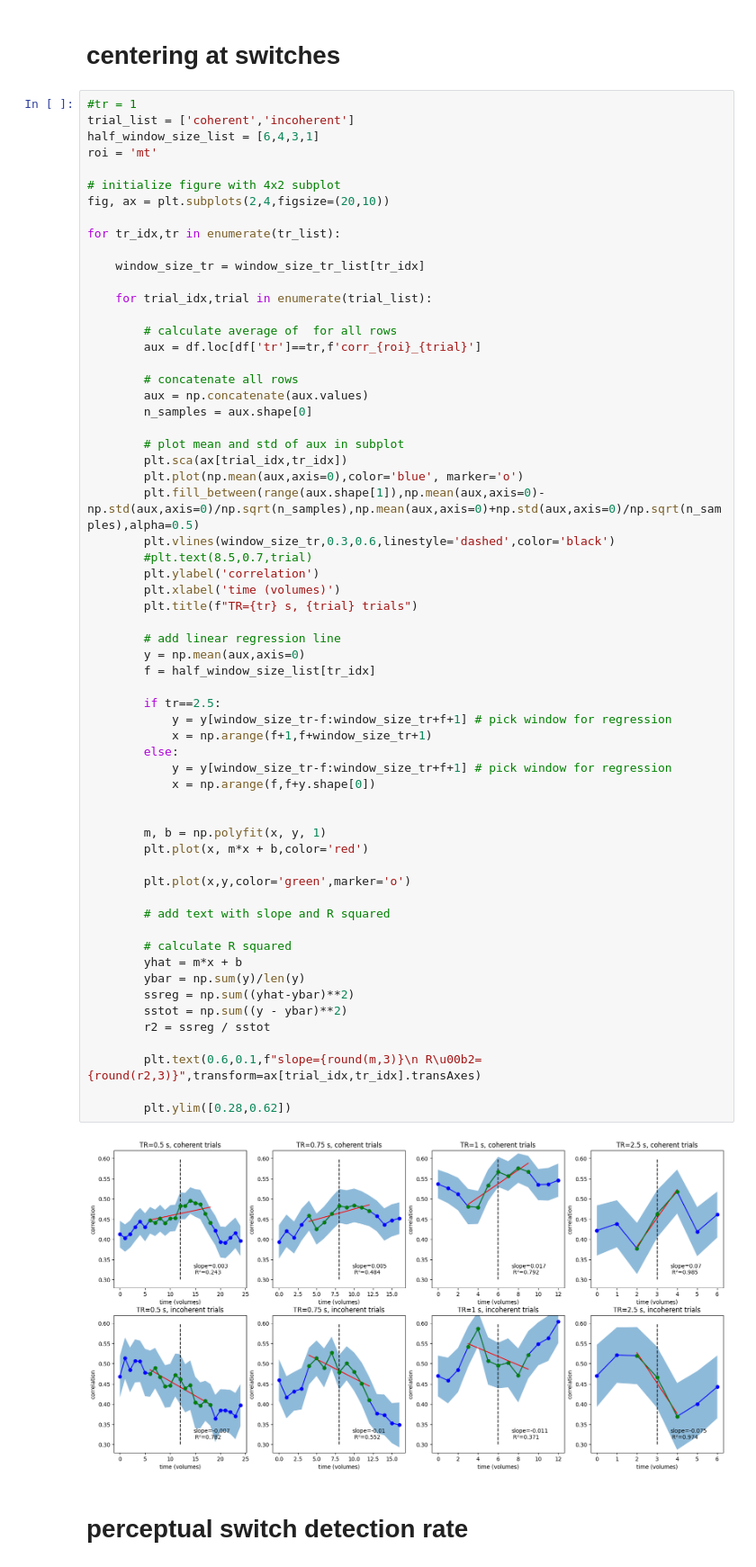
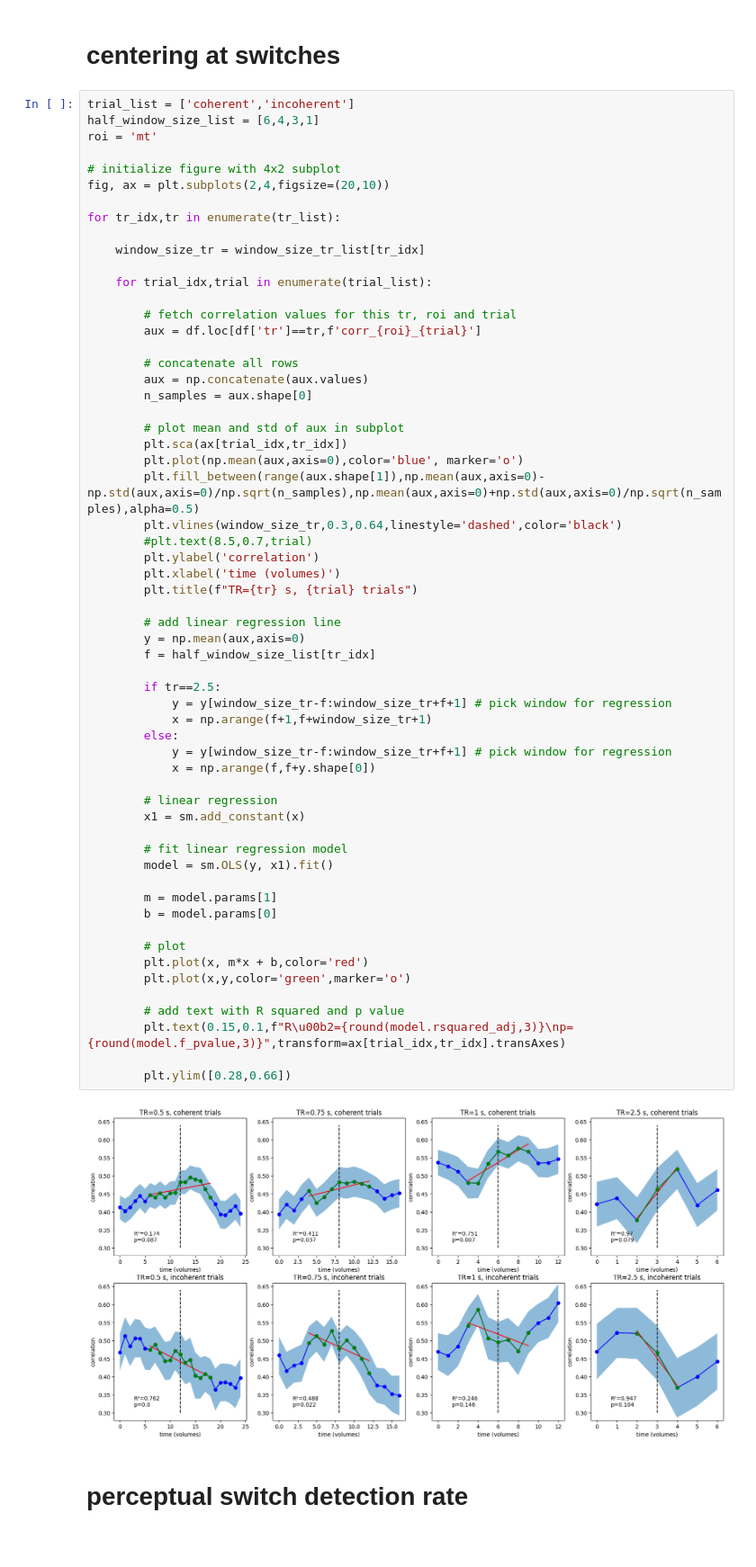
Before and after one commit to CIBIT-UC/vpmbtr, a Jupyter notebook: scripts/step-06_fc.ipynb, the cells around one changed output. Shown at 90% size. Cells and saved outputs as stored; diff of their text form.

```diff
--- a/scripts/step-06_fc.ipynb
+++ b/scripts/step-06_fc.ipynb
@@ -266,7 +267,6 @@ Text(0.5, 0.98, 'Subject sub-01, TR 0.5 s, Window size 12 vols, Step size 1 vols
 # %% [markdown]
 # centering at switches
 # %%
-#tr = 1
 trial_list = ['coherent','incoherent']
 half_window_size_list = [6,4,3,1]
 roi = 'mt'
@@ -280,54 +280,53 @@ for tr_idx,tr in enumerate(tr_list):
 
     for trial_idx,trial in enumerate(trial_list):
 
-        # calculate average of  for all rows
+        # fetch correlation values for this tr, roi and trial
         aux = df.loc[df['tr']==tr,f'corr_{roi}_{trial}']
 
         # concatenate all rows
         aux = np.concatenate(aux.values)
         n_samples = aux.shape[0]
 
         # plot mean and std of aux in subplot
         plt.sca(ax[trial_idx,tr_idx])
         plt.plot(np.mean(aux,axis=0),color='blue', marker='o')
         plt.fill_between(range(aux.shape[1]),np.mean(aux,axis=0)-np.std(aux,axis=0)/np.sqrt(n_samples),np.mean(aux,axis=0)+np.std(aux,axis=0)/np.sqrt(n_samples),alpha=0.5)
-        plt.vlines(window_size_tr,0.3,0.6,linestyle='dashed',color='black')
+        plt.vlines(window_size_tr,0.3,0.64,linestyle='dashed',color='black')
         #plt.text(8.5,0.7,trial)
         plt.ylabel('correlation')
         plt.xlabel('time (volumes)')
         plt.title(f"TR={tr} s, {trial} trials")
 
         # add linear regression line
         y = np.mean(aux,axis=0)
         f = half_window_size_list[tr_idx]
 
         if tr==2.5:
             y = y[window_size_tr-f:window_size_tr+f+1] # pick window for regression
             x = np.arange(f+1,f+window_size_tr+1)
         else:
             y = y[window_size_tr-f:window_size_tr+f+1] # pick window for regression
             x = np.arange(f,f+y.shape[0])
 
+        # linear regression
+        x1 = sm.add_constant(x)
 
-        m, b = np.polyfit(x, y, 1)
+        # fit linear regression model
+        model = sm.OLS(y, x1).fit()
+
+        m = model.params[1]
+        b = model.params[0]
+
+        # plot
         plt.plot(x, m*x + b,color='red')
-
         plt.plot(x,y,color='green',marker='o')
 
-        # add text with slope and R squared
+        # add text with R squared and p value
+        plt.text(0.15,0.1,f"R\u00b2={round(model.rsquared_adj,3)}\np={round(model.f_pvalue,3)}",transform=ax[trial_idx,tr_idx].transAxes)
 
-        # calculate R squared
-        yhat = m*x + b
-        ybar = np.sum(y)/len(y)
-        ssreg = np.sum((yhat-ybar)**2)
-        sstot = np.sum((y - ybar)**2)
-        r2 = ssreg / sstot
-
-        plt.text(0.6,0.1,f"slope={round(m,3)}\n R\u00b2={round(r2,3)}",transform=ax[trial_idx,tr_idx].transAxes)
-
-        plt.ylim([0.28,0.62])
+        plt.ylim([0.28,0.66])
 # %% [output]
-[figure, old version]
+[figure, new version]
 # %% [markdown]
 # perceptual switch detection rate
 # %%
```
Also changed, not shown: parts of 4 cells of this notebook.
